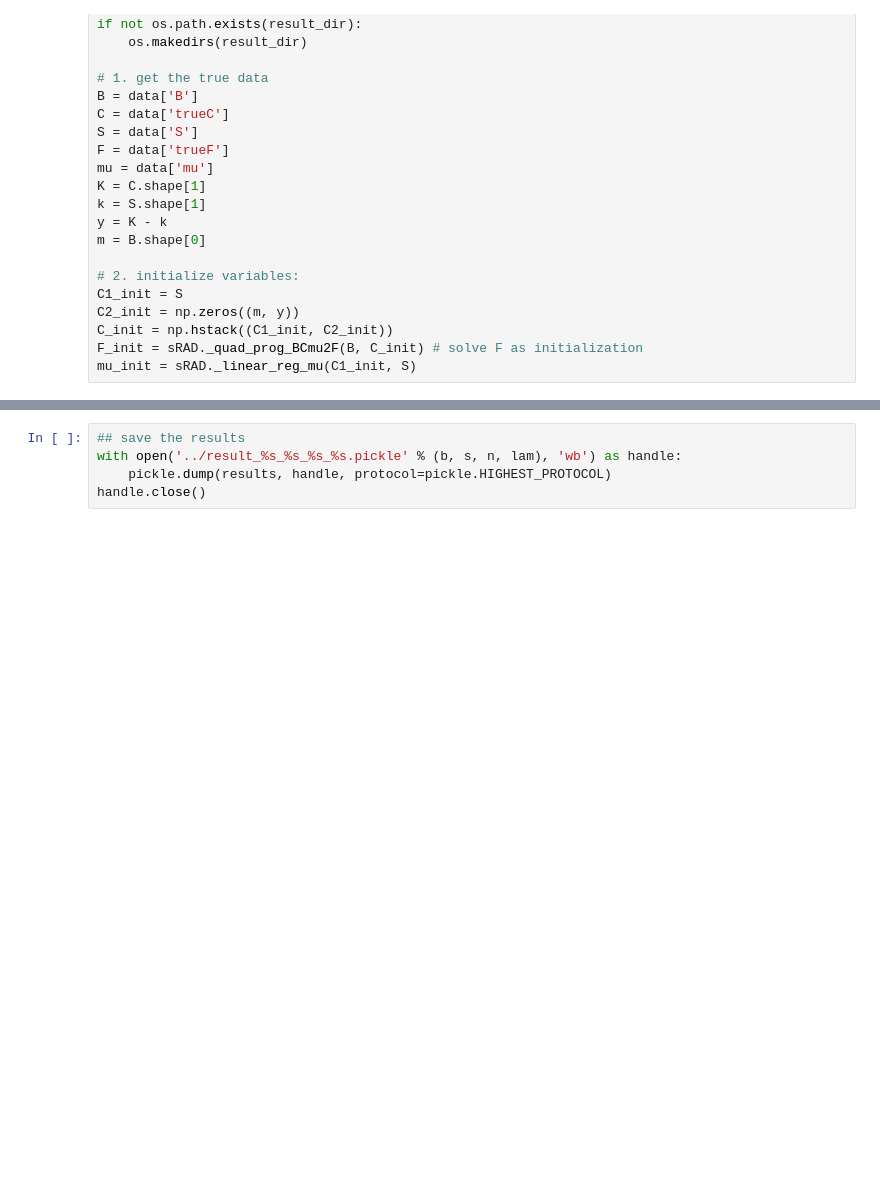
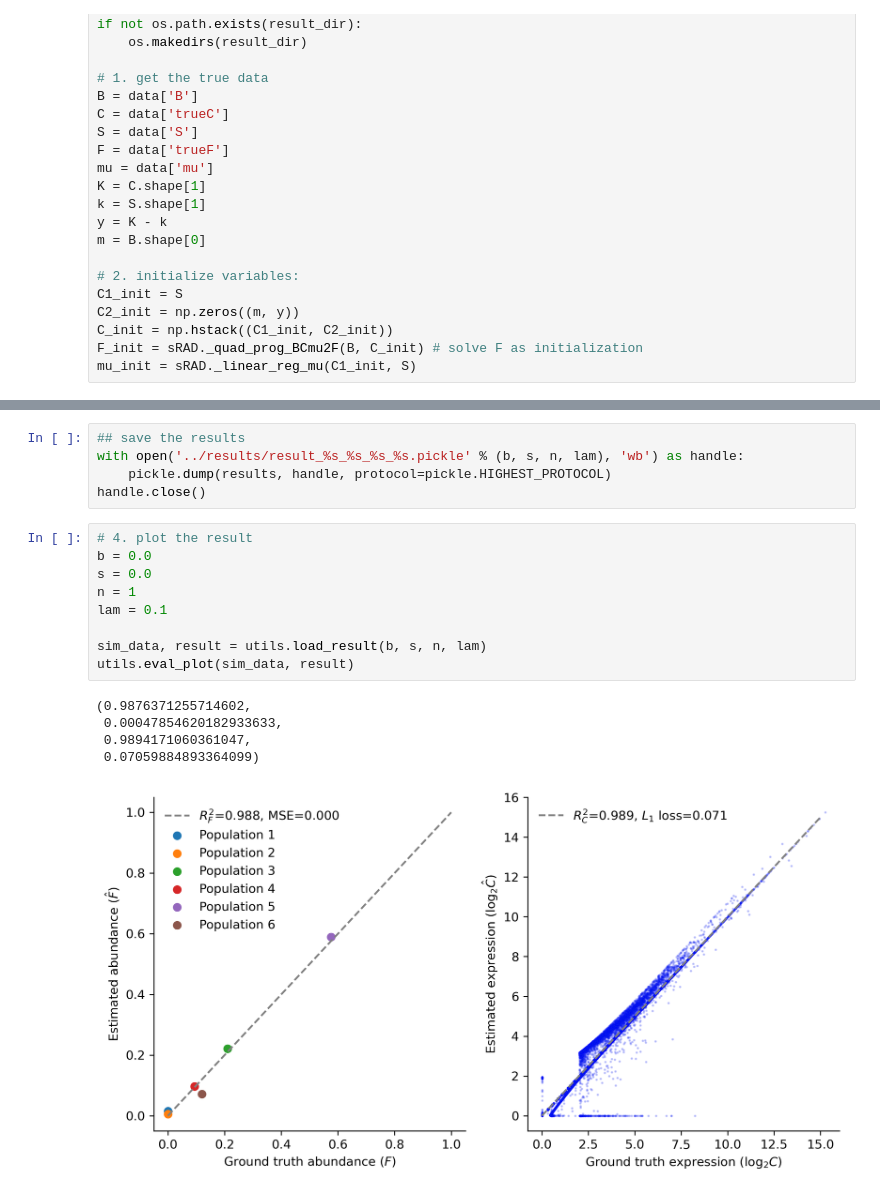
Before and after one commit to CMUSchwartzLab/RADs, a Jupyter notebook: code/tutorial.ipynb, the cells around one changed output, grey strips where cells are left out. Saved outputs shown, nothing was run; the diff lists cells and outputs as text; blank space fills up the shorter version.

```diff
--- a/code/tutorial.ipynb
+++ b/code/tutorial.ipynb
@@ -61,6 +58,21 @@ Iteration: 1000, Last Error: 0.04236569154897653
 Finished the deconvolution in 19031.96 s
 # %%
 ## save the results
-with open('../result_%s_%s_%s_%s.pickle' % (b, s, n, lam), 'wb') as handle:
+with open('../results/result_%s_%s_%s_%s.pickle' % (b, s, n, lam), 'wb') as handle:
     pickle.dump(results, handle, protocol=pickle.HIGHEST_PROTOCOL)
 handle.close()
+# %%
+# 4. plot the result
+b = 0.0
+s = 0.0
+n = 1
+lam = 0.1
+
+sim_data, result = utils.load_result(b, s, n, lam)
+utils.eval_plot(sim_data, result)
+# %% [output]
+(0.9876371255714602,
+ 0.00047854620182933633,
+ 0.9894171060361047,
+ 0.07059884893364099)
+[figure, added]
```
Also changed, not shown: parts of 1 cell of this notebook.
